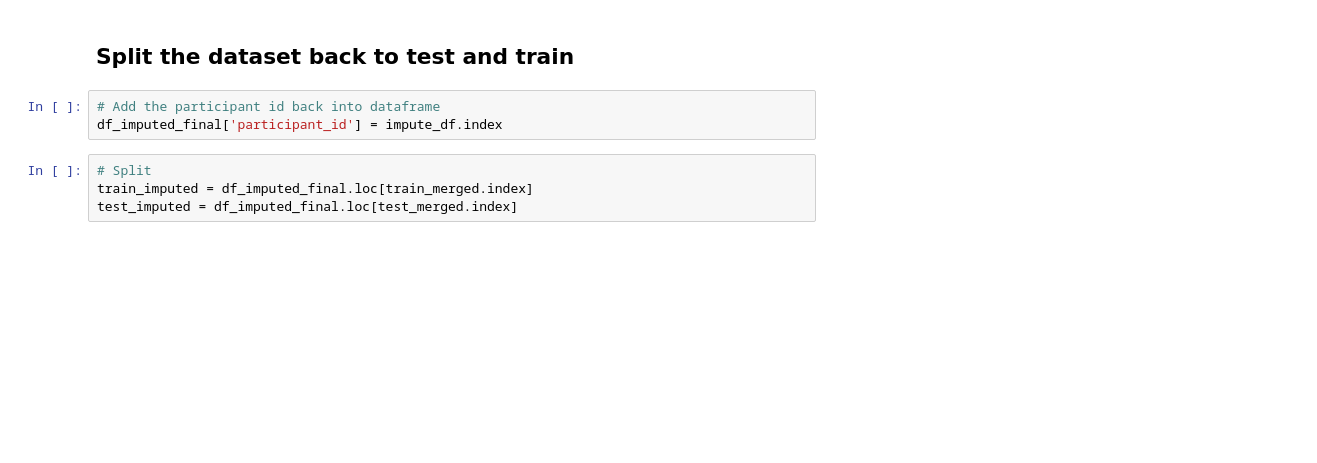
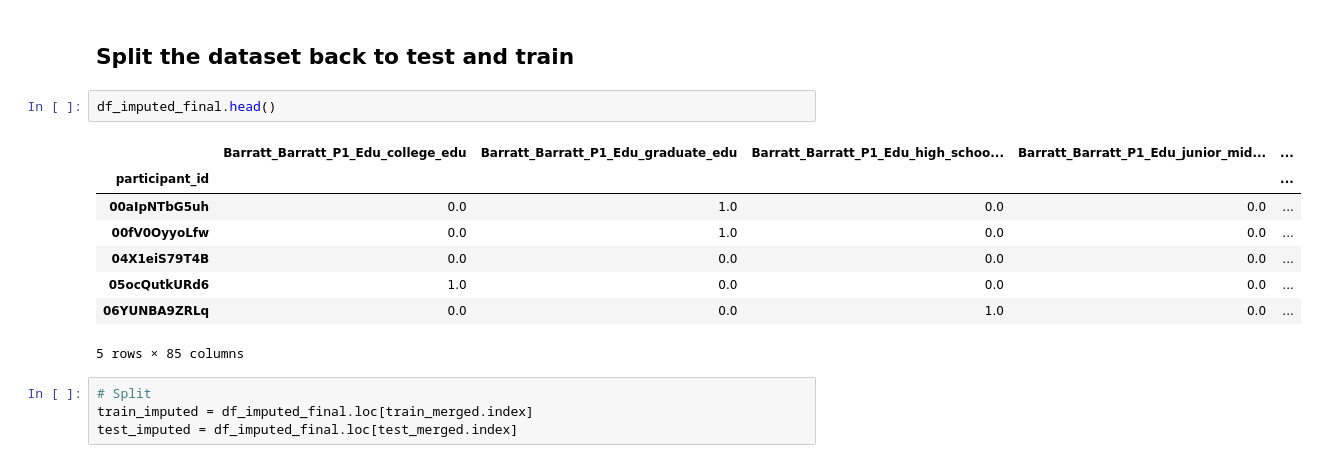
Before and after one commit to Ruqhaiya/WIDS_Datathon2025_Team, a Jupyter notebook: Archive/Preprocessing/merged_imputed_quant_cat.ipynb, the cells around one changed output. Saved outputs shown, nothing was run; the diff lists cells and outputs as text; blank space fills up the shorter version.

```diff
--- a/Archive/Preprocessing/merged_imputed_quant_cat.ipynb
+++ b/Archive/Preprocessing/merged_imputed_quant_cat.ipynb
@@ -118,8 +157,16 @@ print(f"MAE: {mae}")
 # %% [markdown]
 ## Split the dataset back to test and train
-# %%
-# Add the participant id back into dataframe
-df_imputed_final['participant_id'] = impute_df.index
+# %%
+df_imputed_final.head()
+# %% [output]
+|  | Barratt_Barratt_P1_Edu_college_edu | Barratt_Barratt_P1_Edu_graduate_edu | Barratt_Barratt_P1_Edu_high_schoo... | Barratt_Barratt_P1_Edu_junior_mid... | ... |
+| participant_id |  |  |  |  | ... |
+| 00aIpNTbG5uh | 0.0 | 1.0 | 0.0 | 0.0 | ... |
+| 00fV0OyyoLfw | 0.0 | 1.0 | 0.0 | 0.0 | ... |
+| 04X1eiS79T4B | 0.0 | 0.0 | 0.0 | 0.0 | ... |
+| 05ocQutkURd6 | 1.0 | 0.0 | 0.0 | 0.0 | ... |
+| 06YUNBA9ZRLq | 0.0 | 0.0 | 1.0 | 0.0 | ... |
+5 rows × 85 columns
 # %%
 # Split
 train_imputed = df_imputed_final.loc[train_merged.index]
```
Also changed, not shown: parts of 13 cells of this notebook, 2 other files.
